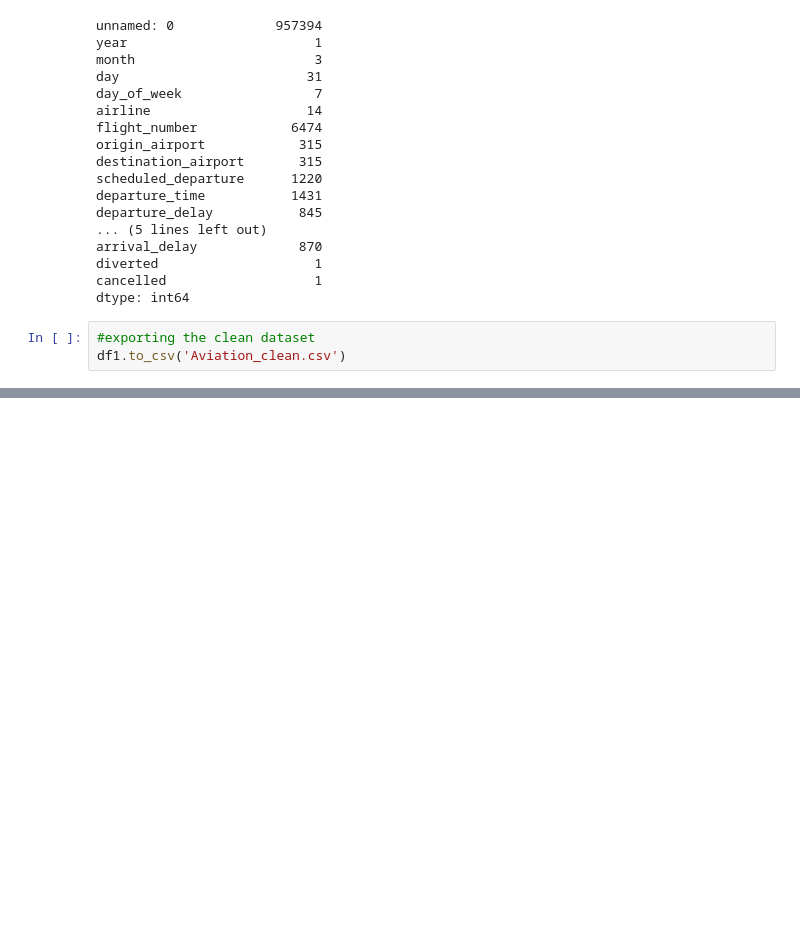
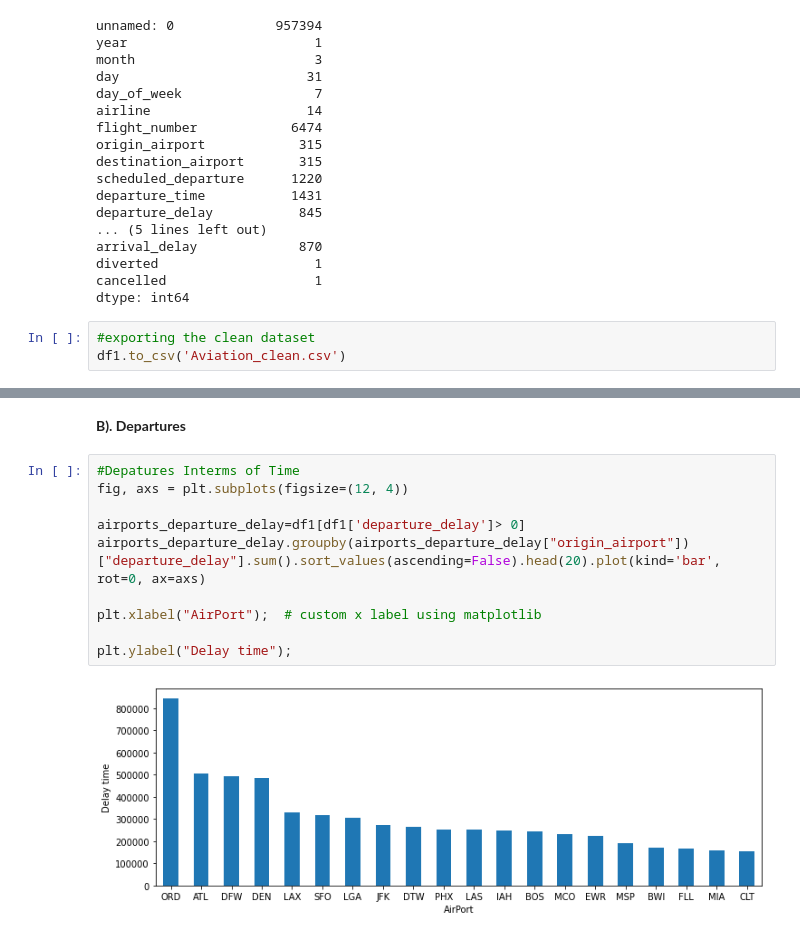
Before and after one commit to MwangiMwaniki/Flight-time-optimization-, a Jupyter notebook: Moringa_Data_Science_Prep_W5_Group_Project.ipynb, the cells around one changed output, grey strips where cells are left out. Saved outputs shown, nothing was run; the diff lists cells and outputs as text; blank space fills up the shorter version.

```diff
--- a/Moringa_Data_Science_Prep_W5_Group_Project.ipynb
+++ b/Moringa_Data_Science_Prep_W5_Group_Project.ipynb
@@ -218,0 +263,14 @@ df1.to_csv('Aviation_clean.csv')
+# %% [markdown]
+**B). Departures**
+# %%
+#Depatures Interms of Time
+fig, axs = plt.subplots(figsize=(12, 4))
+
+airports_departure_delay=df1[df1['departure_delay']> 0]
+airports_departure_delay.groupby(airports_departure_delay["origin_airport"])["departure_delay"].sum().sort_values(ascending=False).head(20).plot(kind='bar', rot=0, ax=axs)
+
+plt.xlabel("AirPort");  # custom x label using matplotlib
+
+plt.ylabel("Delay time");
+# %% [output]
+[figure, added]
```
Also changed, not shown: parts of 38 cells of this notebook.
